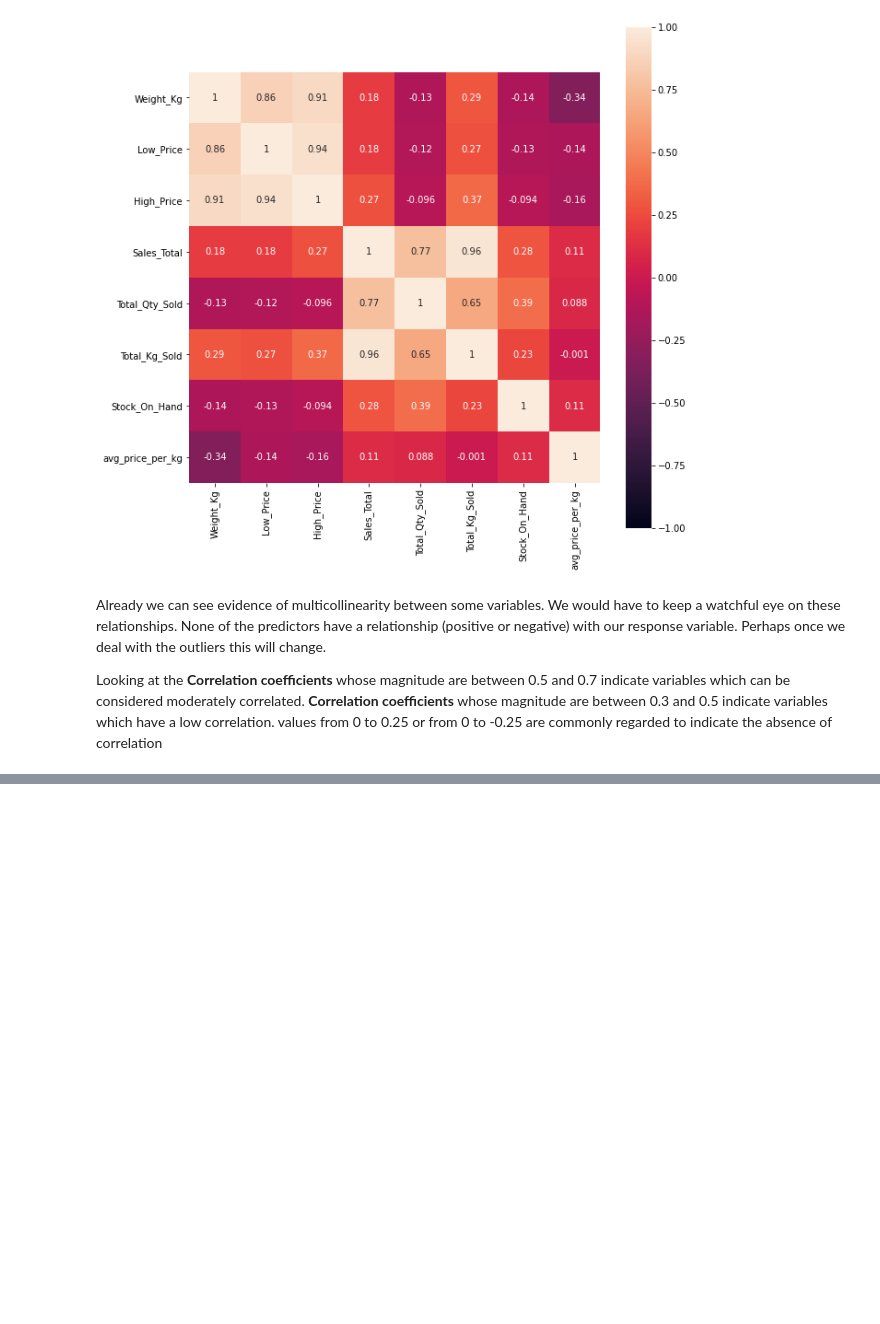
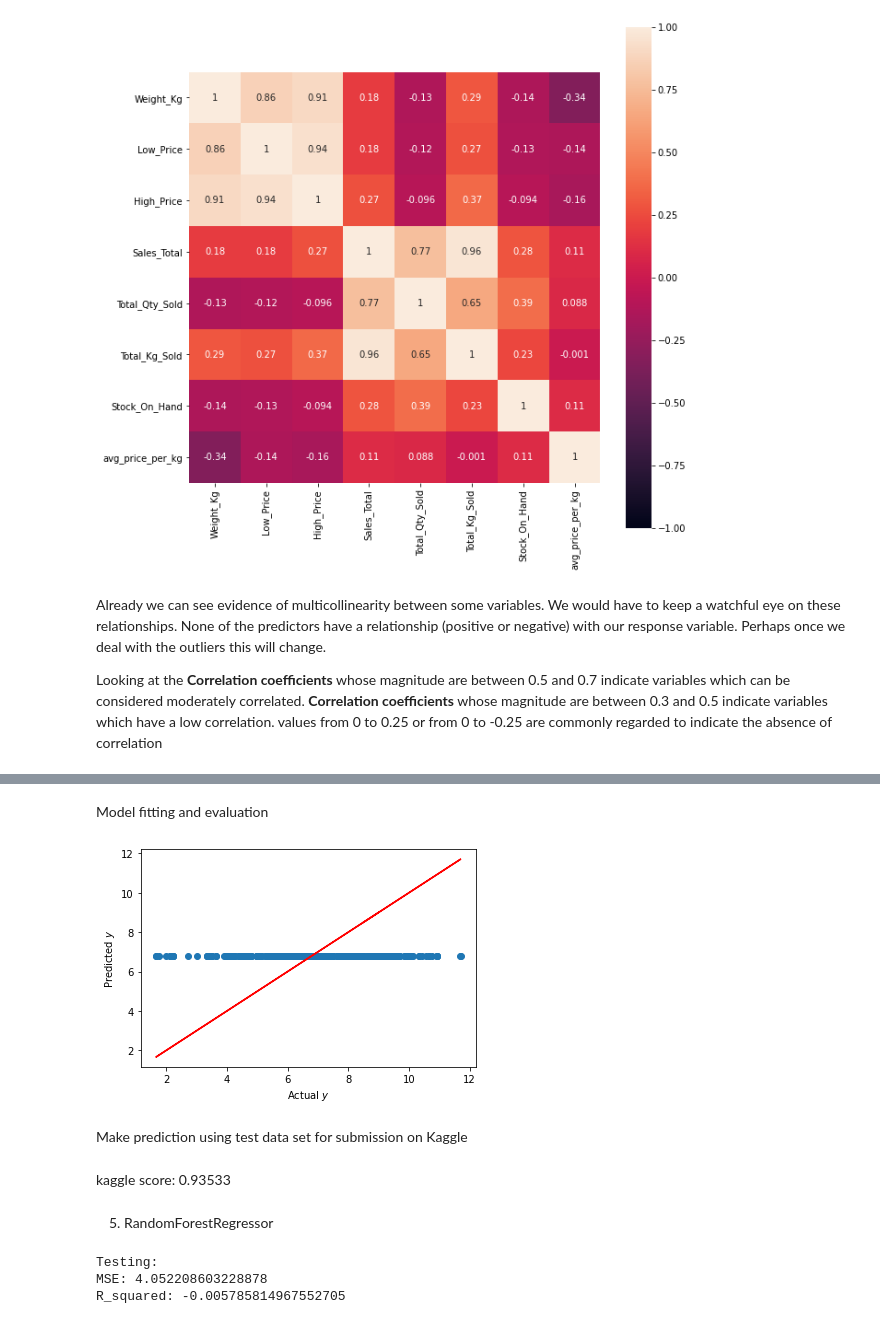
Before and after one commit to YsfMnsr/New-main-group-notebook, a Jupyter notebook: Regression_AM3_Updated Final Notebook.ipynb, the cells around one changed output, grey strips where cells are left out. Saved outputs shown, nothing was run; the diff lists cells and outputs as text; code cells hidden in the pictures; blank space fills up the shorter version.

```diff
--- a/Regression_AM3_Updated Final Notebook.ipynb
+++ b/Regression_AM3_Updated Final Notebook.ipynb
@@ -451,0 +860,12 @@ Looking at the **Correlation coefficients** whose magnitude are between 0.5 and
+# %% [markdown]
+Model fitting and evaluation
+# %%
+plt.scatter(Y_test,y_pred)
+plt.plot(Y_test,Y_test,"r")
+plt.ylabel("Predicted $y$")
+plt.xlabel("Actual $y$")
+plt.show()
+# %% [output]
+[figure, added]
+# %% [markdown]
+Make prediction using test data set for submission on Kaggle
@@ -451,0 +879,12 @@ Looking at the **Correlation coefficients** whose magnitude are between 0.5 and
+# %% [markdown]
+kaggle score: 0.93533
+# %% [markdown]
+5. RandomForestRegressor
+# %%
+print("Testing:")
+print('MSE:', metrics.mean_squared_error(Y_test, y_pred))
+print('R_squared:', metrics.r2_score(Y_test, y_pred))
+# %% [output]
+Testing:
+MSE: 4.052208603228878
+R_squared: -0.005785814967552705
```
Also changed, not shown: parts of 108 cells of this notebook, 1 other file.
